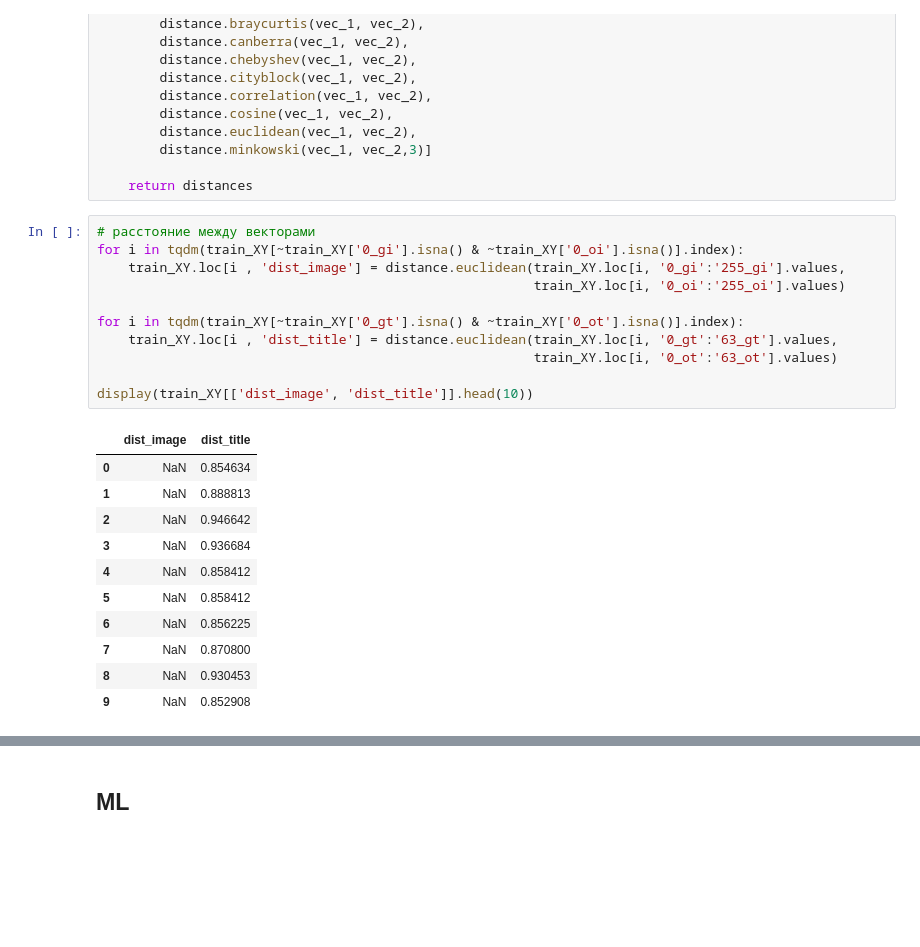
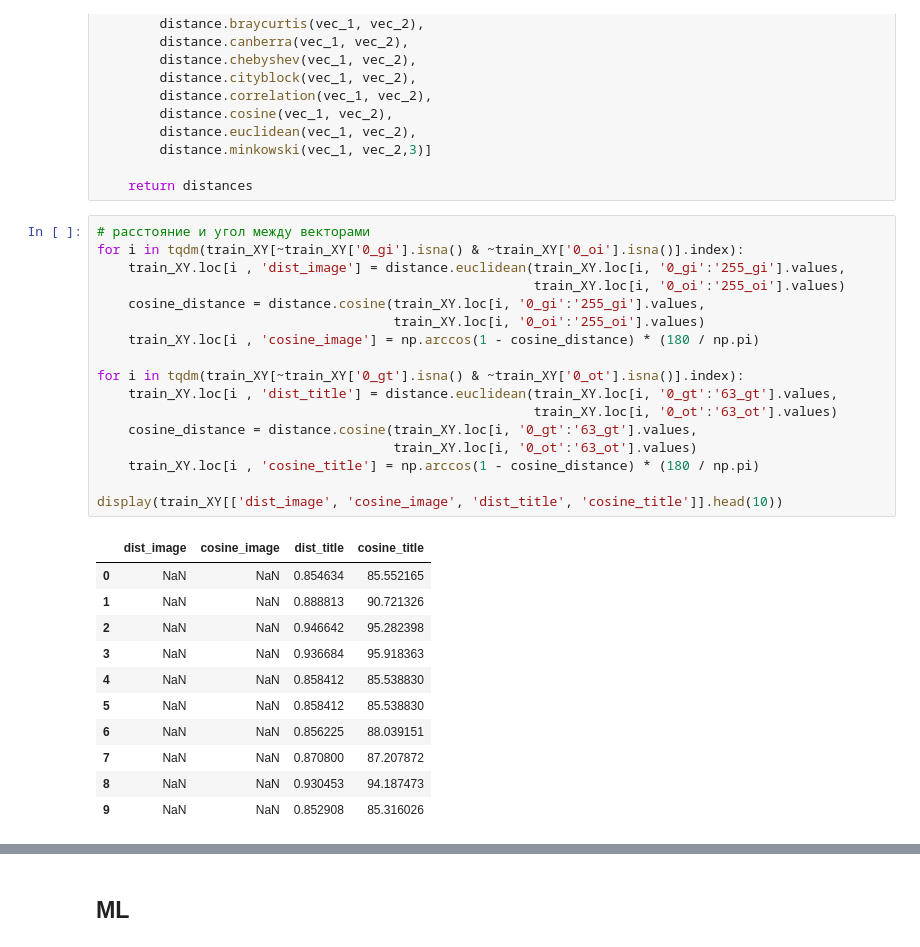
Before and after one commit to Danspers/Samokat.tech-Matching, a Jupyter notebook: Samokat.tech-Matching.ipynb, the cells around one changed output, grey strips where cells are left out. Drawn from its saved outputs; the diff is of its cells as text; blank space fills up the shorter version.

Commit message:
add cosine angle for image and title

```diff
--- a/Samokat.tech-Matching.ipynb
+++ b/Samokat.tech-Matching.ipynb
@@ -1034,28 +1037,34 @@ def get_distances(vec_1, vec_2) -> list:
 
     return distances
 # %%
-# расстояние между векторами
+# расстояние и угол между векторами
 for i in tqdm(train_XY[~train_XY['0_gi'].isna() & ~train_XY['0_oi'].isna()].index):
     train_XY.loc[i , 'dist_image'] = distance.euclidean(train_XY.loc[i, '0_gi':'255_gi'].values,
                                                         train_XY.loc[i, '0_oi':'255_oi'].values)
+    cosine_distance = distance.cosine(train_XY.loc[i, '0_gi':'255_gi'].values,
+                                      train_XY.loc[i, '0_oi':'255_oi'].values)
+    train_XY.loc[i , 'cosine_image'] = np.arccos(1 - cosine_distance) * (180 / np.pi)
 
 for i in tqdm(train_XY[~train_XY['0_gt'].isna() & ~train_XY['0_ot'].isna()].index):
     train_XY.loc[i , 'dist_title'] = distance.euclidean(train_XY.loc[i, '0_gt':'63_gt'].values,
                                                         train_XY.loc[i, '0_ot':'63_ot'].values)
+    cosine_distance = distance.cosine(train_XY.loc[i, '0_gt':'63_gt'].values,
+                                      train_XY.loc[i, '0_ot':'63_ot'].values)
+    train_XY.loc[i , 'cosine_title'] = np.arccos(1 - cosine_distance) * (180 / np.pi)
 
-display(train_XY[['dist_image', 'dist_title']].head(10))
+display(train_XY[['dist_image', 'cosine_image', 'dist_title', 'cosine_title']].head(10))
 # %% [output]
-|  | dist_image | dist_title |
-| 0 | NaN | 0.854634 |
-| 1 | NaN | 0.888813 |
-| 2 | NaN | 0.946642 |
-| 3 | NaN | 0.936684 |
-| 4 | NaN | 0.858412 |
-| 5 | NaN | 0.858412 |
-| 6 | NaN | 0.856225 |
-| 7 | NaN | 0.870800 |
-| 8 | NaN | 0.930453 |
-| 9 | NaN | 0.852908 |
+|  | dist_image | cosine_image | dist_title | cosine_title |
+| 0 | NaN | NaN | 0.854634 | 85.552165 |
+| 1 | NaN | NaN | 0.888813 | 90.721326 |
+| 2 | NaN | NaN | 0.946642 | 95.282398 |
+| 3 | NaN | NaN | 0.936684 | 95.918363 |
+| 4 | NaN | NaN | 0.858412 | 85.538830 |
+| 5 | NaN | NaN | 0.858412 | 85.538830 |
+| 6 | NaN | NaN | 0.856225 | 88.039151 |
+| 7 | NaN | NaN | 0.870800 | 87.207872 |
+| 8 | NaN | NaN | 0.930453 | 94.187473 |
+| 9 | NaN | NaN | 0.852908 | 85.316026 |
 # %%
 # выделение целевого признака
 #train_XY.dropna(inplace=True)
```
Also changed, not shown: parts of 11 cells of this notebook.
